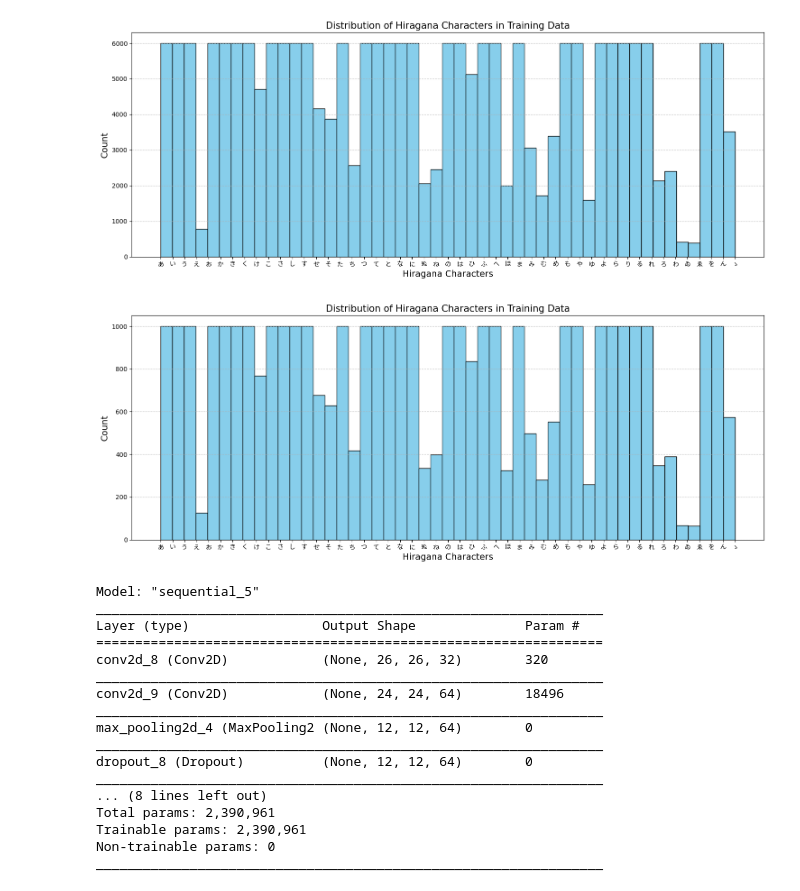
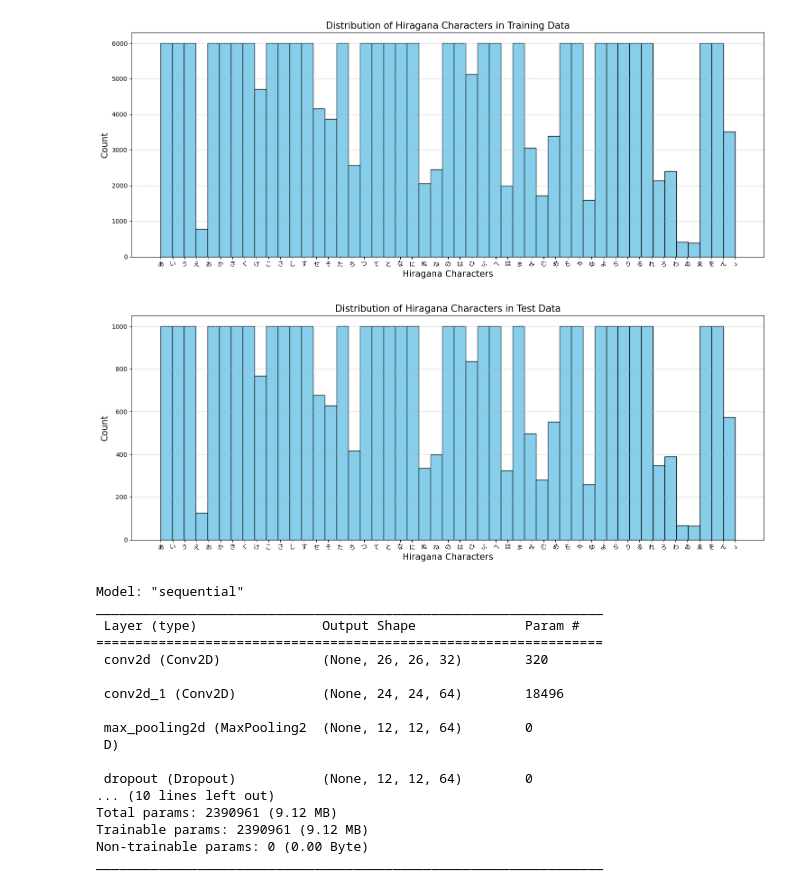
Before and after one commit to RogerSCode/hiragana_classifyer, a Jupyter notebook: hiragana_classifyer.ipynb, the cells around one changed output. Saved outputs shown, nothing was run; the diff lists cells and outputs as text; code cells hidden in the pictures.

```diff
--- a/hiragana_classifyer.ipynb
+++ b/hiragana_classifyer.ipynb
@@ -37,18 +37,18 @@ plt.tight_layout()
 # %%
 plt.figure(figsize=(15, 6))
 plt.hist(test_label, bins=49, color='skyblue', edgecolor='black')
 
 # Label the x-axis with hiragana characters
 plt.xticks(char_df['index'], char_df['char'], fontsize=12,fontproperties=font_prop)
 
 # Additional plot enhancements
-plt.title('Distribution of Hiragana Characters in Training Data', fontsize=15)
+plt.title('Distribution of Hiragana Characters in Test Data', fontsize=15)
 plt.xlabel('Hiragana Characters', fontsize=14)
 plt.ylabel('Count', fontsize=14)
 plt.grid(axis='y', linestyle='--', alpha=0.7)
 plt.tight_layout()
 # %% [output]
-[figure, old version]
+[figure, new version]
 # %%
 #Normalise
 
@@ -75,28 +75,28 @@ model.add(Flatten())
 model.add(Dense(256, activation='relu'))
 model.add(Dropout(0.5))
 model.add(Dense(49, activation='softmax'))
-model.compile(loss=keras.losses.categorical_crossentropy,
-              optimizer=keras.optimizers.Adam(),
+model.compile(loss=tensorflow.keras.losses.categorical_crossentropy,
+              optimizer=tensorflow.keras.optimizers.Adam(),
               metrics=['accuracy'])
 model.summary()
 # %% [output]
-Model: "sequential_5"
+Model: "sequential"
 _________________________________________________________________
-Layer (type)                 Output Shape              Param #
+ Layer (type)                Output Shape              Param #
 =================================================================
-conv2d_8 (Conv2D)            (None, 26, 26, 32)        320
+ conv2d (Conv2D)             (None, 26, 26, 32)        320
+
+ conv2d_1 (Conv2D)           (None, 24, 24, 64)        18496
+
+ max_pooling2d (MaxPooling2  (None, 12, 12, 64)        0
+ D)
+
+ dropout (Dropout)           (None, 12, 12, 64)        0
+... (10 lines left out)
+Total params: 2390961 (9.12 MB)
+Trainable params: 2390961 (9.12 MB)
+Non-trainable params: 0 (0.00 Byte)
 _________________________________________________________________
-conv2d_9 (Conv2D)            (None, 24, 24, 64)        18496
-_________________________________________________________________
-max_pooling2d_4 (MaxPooling2 (None, 12, 12, 64)        0
-_________________________________________________________________
-dropout_8 (Dropout)          (None, 12, 12, 64)        0
-_________________________________________________________________
-... (8 lines left out)
-Total params: 2,390,961
-Trainable params: 2,390,961
-Non-trainable params: 0
-_________________________________________________________________
 # %%
 model.fit(x_train,y_train,batch_size=100, epochs=3,verbose=1, validation_data=(x_val,y_val))
 # %% [output]
```
Also changed, not shown: parts of 3 cells of this notebook.
